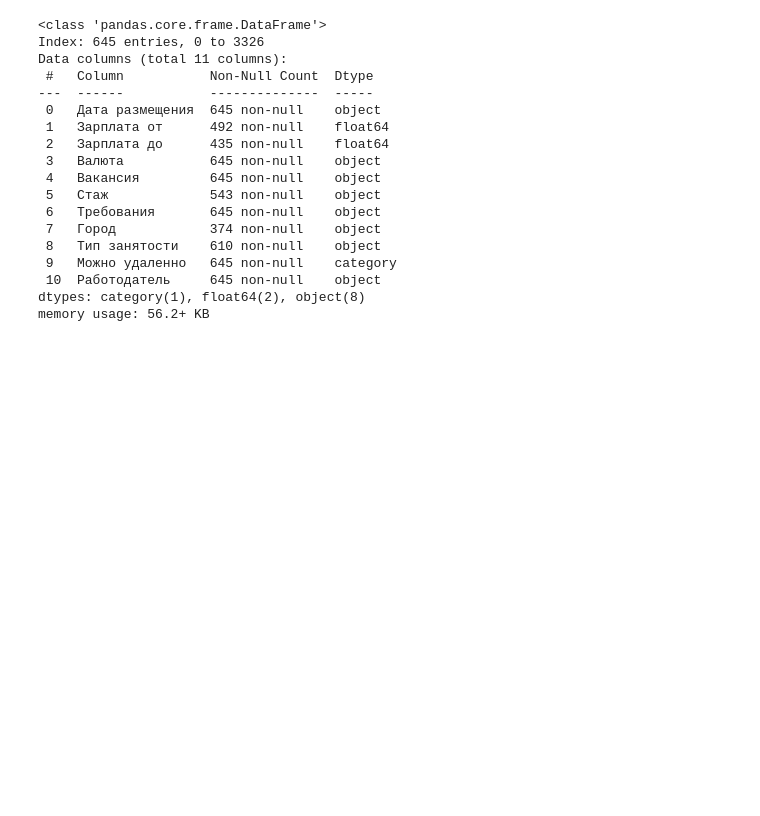
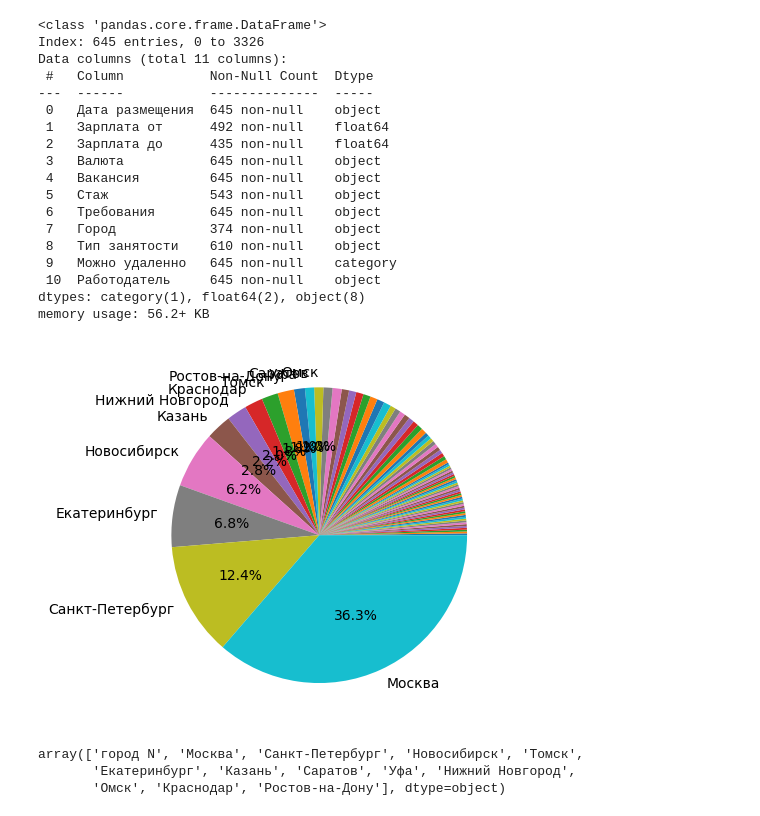
Before and after one commit to LadHrAnalytics/ML_HR, a Jupyter notebook: Notebooks/Habr_cleaning.ipynb, the cells around one changed output. Drawn from its saved outputs; the diff is of its cells as text; code cells hidden in the pictures; blank space fills up the shorter version.

Commit message:
Cities category updated

```diff
--- a/Notebooks/Habr_cleaning.ipynb
+++ b/Notebooks/Habr_cleaning.ipynb
@@ -134,0 +151,40 @@ memory usage: 56.2+ KB
+# %%
+import matplotlib.pyplot as plt
+
+#выбираем такое число городов, доля которых в датасете находится около определенного процента thershold
+def find_number_cities_around_threshold(df, threshold=75):
+  labels = df['Город'].value_counts(dropna = False, ascending=True).keys()
+  data = df['Город'].value_counts(dropna = False, ascending=True)
+
+  fig, ax = plt.subplots()
+
+  wedges, texts, autotexts = ax.pie(data, labels=labels, autopct='%1.1f%%')
+
+  all_percentage = 0
+  cities = list(labels)
+  for label, pct_label in zip(texts, autotexts):
+      pct_value = pct_label.get_text().rstrip('%')
+      all_percentage += float(pct_value)
+      if all_percentage < 100 - threshold:
+          cities.remove(label.get_text())
+          label.set_text('')
+          pct_label.set_text('')
+  return cities
+# %%
+def create_new_cities(df, cities):
+  for index in range(df.shape[0]):
+    if (df.iloc[index]['Город'] not in cities):
+      df.at[index, 'Город'] = 'город N'
+  return df
+# %%
+df_new = separate_cities(df)
+cities = find_number_cities_around_threshold(df_new, 75)
+df_new = create_new_cities(df_new, cities)
+# %% [output]
+[figure, added]
+# %%
+df_new['Город'].unique()
+# %% [output]
+array(['город N', 'Москва', 'Санкт-Петербург', 'Новосибирск', 'Томск',
+       'Екатеринбург', 'Казань', 'Саратов', 'Уфа', 'Нижний Новгород',
+       'Омск', 'Краснодар', 'Ростов-на-Дону'], dtype=object)
```
Also changed, not shown: parts of 1 cell of this notebook, 1 other file.
